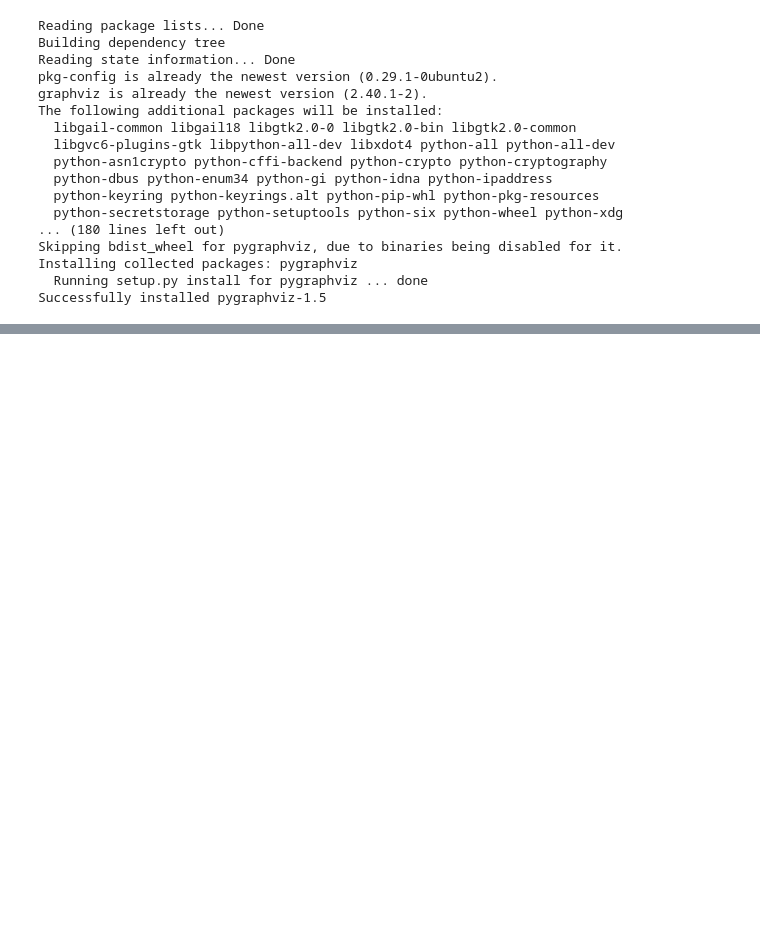
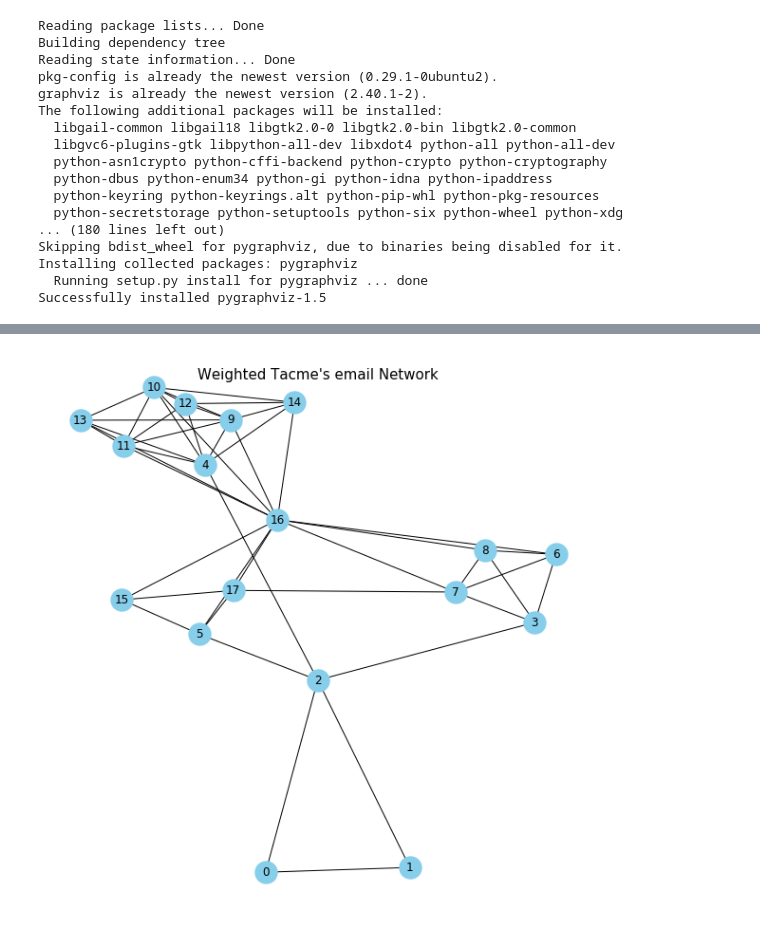
Before and after one commit to carloscarvajal1cc/Data_Vis, a Jupyter notebook: DVA3.ipynb, the cells around one changed output, grey strips where cells are left out. Drawn from its saved outputs; the diff is of its cells as text; code cells hidden in the pictures; blank space fills up the shorter version.

```diff
--- a/DVA3.ipynb
+++ b/DVA3.ipynb
@@ -603,0 +174,11 @@ plt.show()
+# %%
+plt.figure(figsize=(8,8))
+plt.suptitle("Weighted Tacme's email Network", fontsize=15)
+print(" ")
+
+nx.draw_spring(TacmeNetwork, with_labels=True,  node_size=500,
+               node_color='skyblue', linewidths=2, overlap = False)
+
+plt.show()
+# %% [output]
+[figure, added]
```
Also changed, not shown: parts of 92 cells of this notebook.
